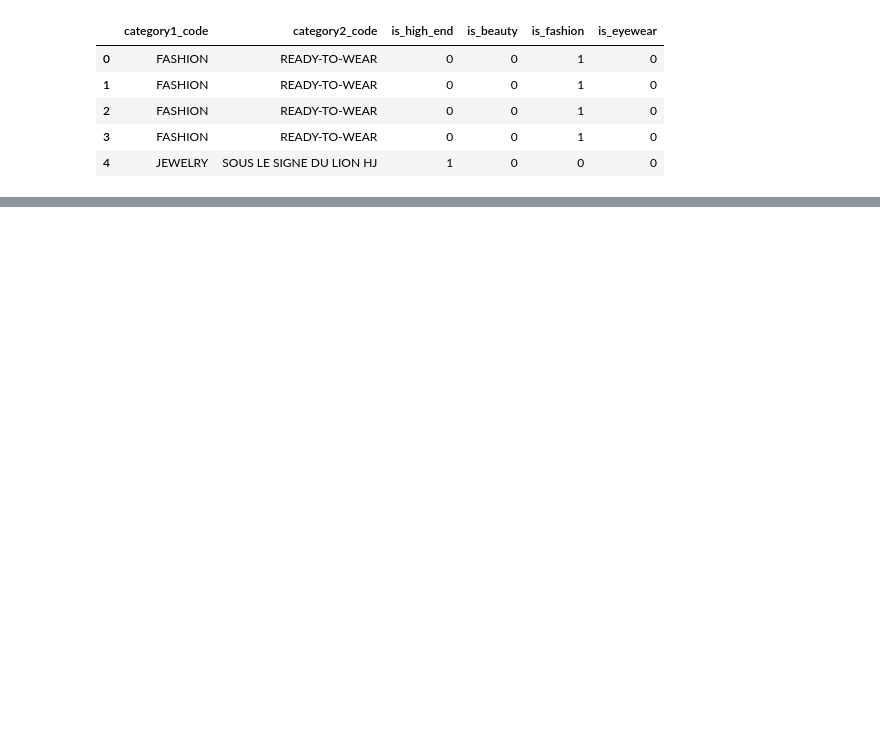
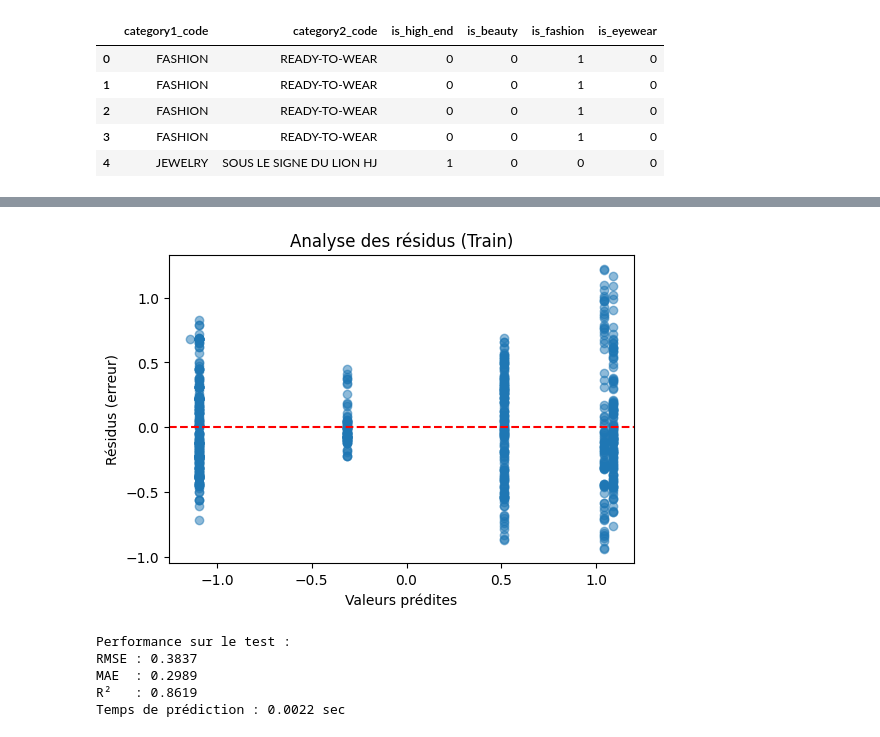
Before and after one commit to Chlooow/price-prediction-chanel, a Jupyter notebook: chanel-price-prediction.ipynb, the cells around one changed output, grey strips where cells are left out. Cells and saved outputs as stored; diff of their text form; code cells hidden in the pictures; blank space fills up the shorter version.

```diff
--- a/chanel-price-prediction.ipynb
+++ b/chanel-price-prediction.ipynb
@@ -442,0 +636,25 @@ display(X_fe.head())
+# %%
+# On sépare en Train/test pour SGD
+
+from sklearn.model_selection import train_test_split
+
+# Pour la cible SGD
+X_train_sgd, X_test_sgd, y_train_sgd, y_test_sgd = train_test_split(
+    X_fe,
+    y_sgd_scaled,
+    test_size=0.2,
+    random_state=42
+)
+
+X_train_sgd['luxury_level_num'] = X_train_sgd['luxury_level'].map({'standard': 0, 'high': 1})
+X_test_sgd['luxury_level_num'] = X_test_sgd['luxury_level'].map({'standard': 0, 'high': 1})
+
+# Colonnes à garder (toutes numériques)
+cols_numeric = ['is_high_end', 'is_beauty', 'is_fashion', 'is_eyewear', 'luxury_level_num']
+
+# On ne garde que ces colonnes pour le modèle
+X_train_sgd_model = X_train_sgd[cols_numeric].copy()
+X_test_sgd_model = X_test_sgd[cols_numeric].copy()
+
+print('train, test split SGD:', X_train_sgd_model.shape, X_test_sgd_model.shape)
+print(X_train_sgd_model.head())
@@ -442,0 +875,35 @@ display(X_fe.head())
+# %%
+residuals = y_train_sgd - y_train_pred
+plt.figure(figsize=(6,4))
+plt.scatter(y_train_pred, residuals, alpha=0.5)
+plt.axhline(0, color='red', linestyle='--')
+plt.xlabel("Valeurs prédites")
+plt.ylabel("Résidus (erreur)")
+plt.title("Analyse des résidus (Train)")
+plt.show()
+# %% [output]
+[figure, added]
+# %%
+# Test
+
+start = time.time()
+y_test_pred = lr_sgd.predict(X_test_sgd_model)
+end = time.time()
+
+# Métriques
+mse_test = mean_squared_error(y_test_sgd, y_test_pred)
+rmse_test = np.sqrt(mse_train)
+mae_test = mean_absolute_error(y_test_sgd, y_test_pred)
+r2_test = r2_score(y_test_sgd, y_test_pred)
+
+print("Performance sur le test :")
+print(f"RMSE : {rmse_test:.4f}")
+print(f"MAE  : {mae_test:.4f}")
+print(f"R²   : {r2_test:.4f}")
+print(f"Temps de prédiction : {(end-start):.4f} sec")
+# %% [output]
+Performance sur le test :
+RMSE : 0.3837
+MAE  : 0.2989
+R²   : 0.8619
+Temps de prédiction : 0.0022 sec
```
Also changed, not shown: parts of 38 cells of this notebook.
